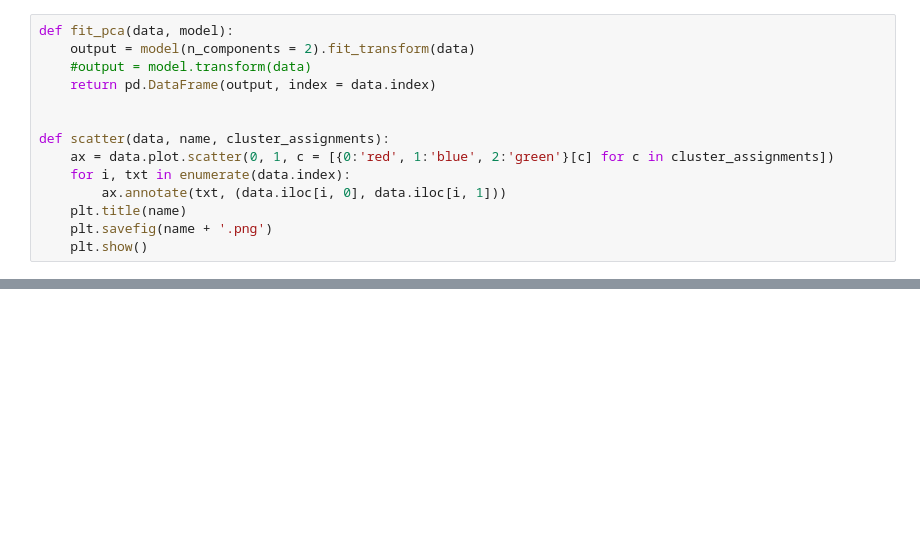
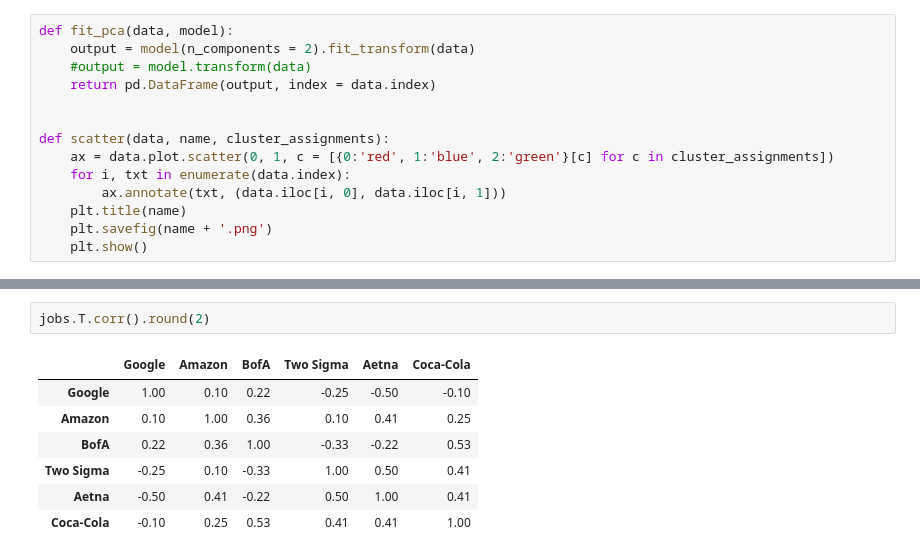
Before and after one commit to leedtan/schoolresearch, a Jupyter notebook: analyzejobsandschools.ipynb, the cells around one changed output, grey strips where cells are left out. Drawn from its saved outputs; the diff is of its cells as text; blank space fills up the shorter version.

```diff
--- a/analyzejobsandschools.ipynb
+++ b/analyzejobsandschools.ipynb
@@ -64,0 +162,10 @@ for raw_data, source_name, n_clusters in zip([jobs, schools], ['jobs', 'schools'
+# %%
+jobs.T.corr().round(2)
+# %% [output]
+|  | Google | Amazon | BofA | Two Sigma | Aetna | Coca-Cola |
+| Google | 1.00 | 0.10 | 0.22 | -0.25 | -0.50 | -0.10 |
+| Amazon | 0.10 | 1.00 | 0.36 | 0.10 | 0.41 | 0.25 |
+| BofA | 0.22 | 0.36 | 1.00 | -0.33 | -0.22 | 0.53 |
+| Two Sigma | -0.25 | 0.10 | -0.33 | 1.00 | 0.50 | 0.41 |
+| Aetna | -0.50 | 0.41 | -0.22 | 0.50 | 1.00 | 0.41 |
+| Coca-Cola | -0.10 | 0.25 | 0.53 | 0.41 | 0.41 | 1.00 |
```
Also changed, not shown: parts of 15 cells of this notebook, 1 other file.
